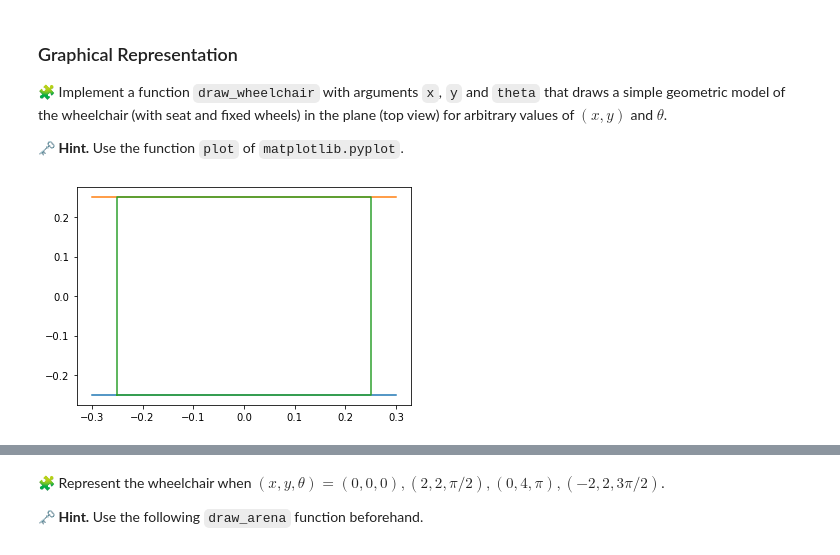
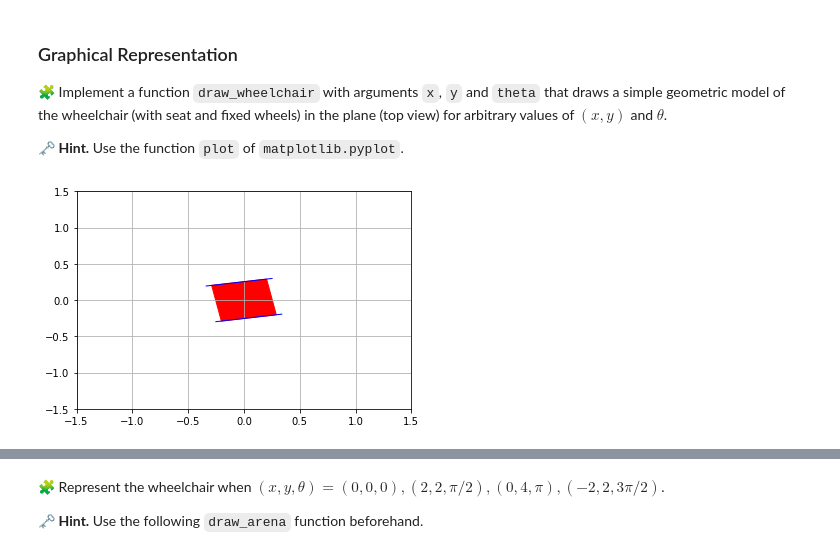
Before and after one commit to laaroussisouheil/control-engineering-with-python-project-2022-2023, a Jupyter notebook: Project-1.ipynb, the cells around one changed output, grey strips where cells are left out. Drawn from its saved outputs; the diff is of its cells as text; code cells hidden in the pictures.

```diff
--- a/Project-1.ipynb
+++ b/Project-1.ipynb
@@ -88,4 +55,44 @@ def draw_wheelchair(x, y, theta):
-# %%
-draw_wheelchair(0,0,0)
-# %% [output]
-[figure, removed]
+# %%
+from matplotlib.patches import Rectangle
+from matplotlib.lines import Line2D
+import matplotlib.transforms as transforms
+from matplotlib.transforms import Affine2D
+def draw_wheelchair(x, y, theta):
+    # Define the center point and side length of the square
+    side_length = L
+    # Calculate the coordinates of the bottom left corner of the square
+    x_corner = x - side_length / 2
+    y_corner = y - side_length / 2
+
+    # Create a Rectangle object with the calculated coordinates and side length
+    square = Rectangle((x_corner, y_corner), side_length, side_length, linewidth=1, edgecolor='r', facecolor='red')
+    line1 = Line2D([x-R_w, x + R_w ], [y-side_length/2, y - side_length / 2], linewidth=1, color='b')
+    line2 = Line2D([x-R_w, x + R_w ], [y+side_length/2, y + side_length / 2], linewidth=1, color='b')
+
+    # Create a transformation that rotates the square around its center point
+    #rotation = transforms.Affine2D().rotate_deg(theta).translate(x, y)
+    transform = Affine2D().rotate_deg_around(x, y, theta)
+    # Apply the rotation transformation to the square
+
+    # Create a figure and axis object
+
+    fig,ax = plt.subplots()
+
+    # Add the square to the axis
+    ax.add_patch(square)
+    ax.add_patch(line1)
+    ax.add_patch(line2)
+
+    square.set_transform(transform+ ax.transData)
+    line1.set_transform(transform+ ax.transData)
+    line2.set_transform(transform+ ax.transData)
+
+    # Set the x and y limits of the axis to show the entire square
+    ax.set_xlim(x -side_length- 1, x + side_length + 1)
+    ax.set_ylim(y -side_length- 1, y + side_length + 1)
+    # Show the plot
+    plt.grid()
+    plt.show()
+draw_wheelchair(0,0,10)
+# %% [output]
+[figure, added]
```
Also changed, not shown: parts of 10 cells of this notebook.
